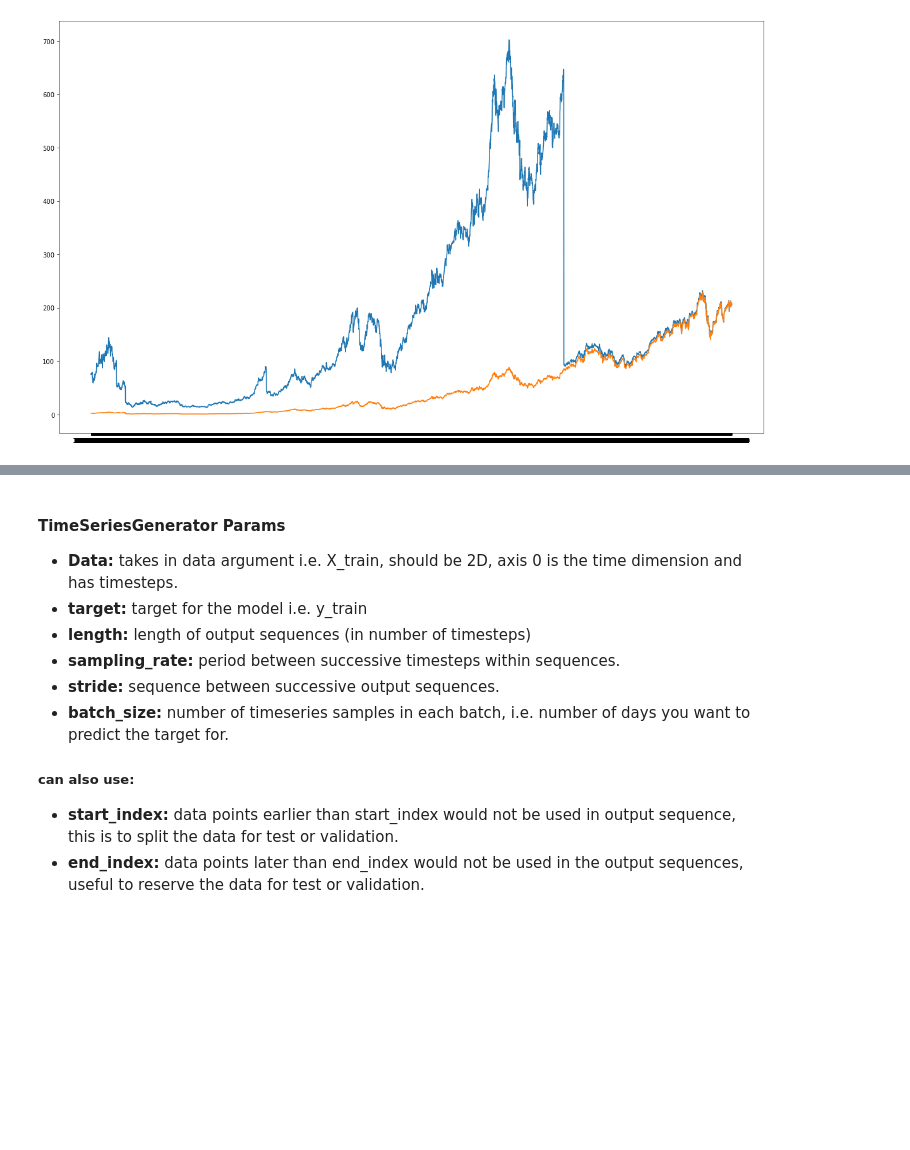
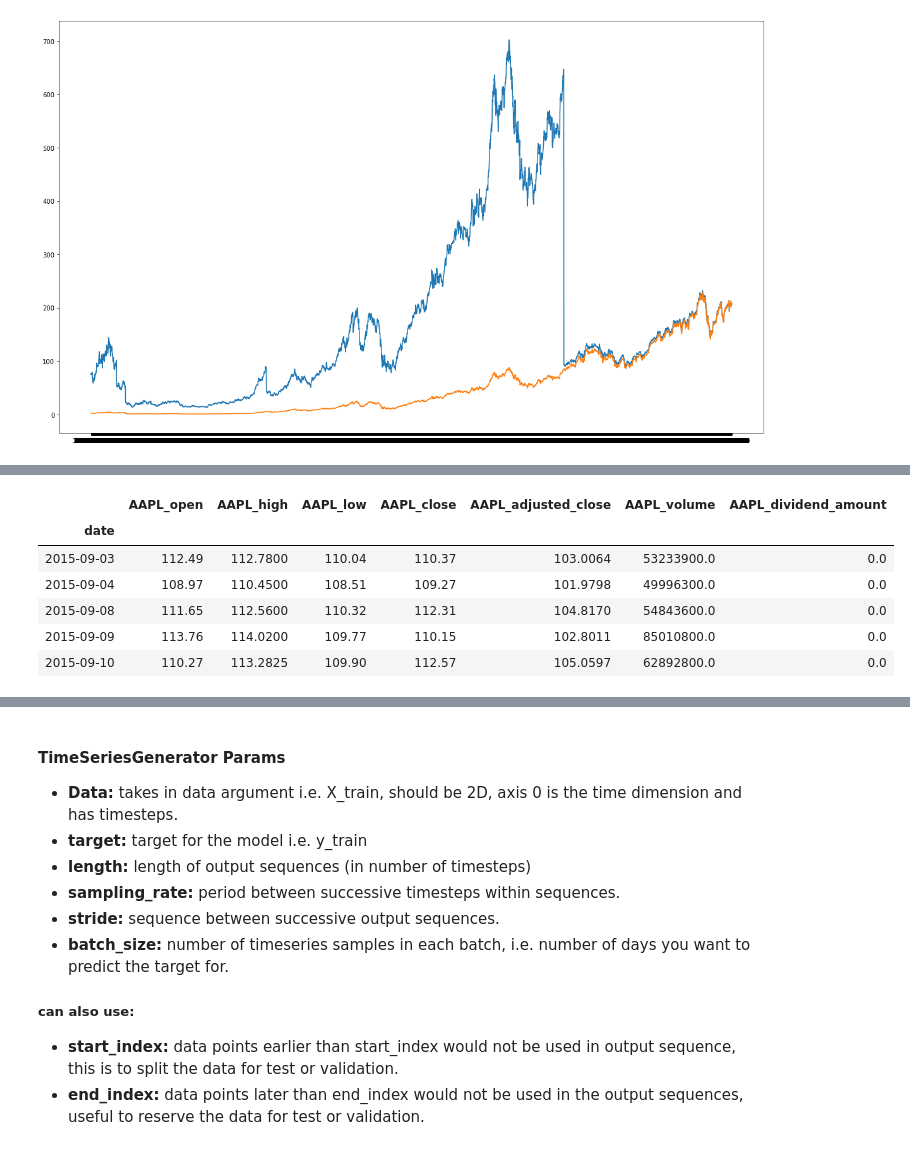
Before and after one commit to labs14-investment-risk-analysis/Data-Science, a Jupyter notebook: jupyter_notebooks/exploratory_modeling/LSTM_regressions.ipynb, the cells around one changed output, grey strips where cells are left out. Cells and saved outputs as stored; diff of their text form; code cells hidden in the pictures; blank space fills up the shorter version.

```diff
--- a/jupyter_notebooks/exploratory_modeling/LSTM_regressions.ipynb
+++ b/jupyter_notebooks/exploratory_modeling/LSTM_regressions.ipynb
@@ -93,0 +118,10 @@ X_test = scaler.transform(X_test)
+# %%
+X_test.head()
+# %% [output]
+|  | AAPL_open | AAPL_high | AAPL_low | AAPL_close | AAPL_adjusted_close | AAPL_volume | AAPL_dividend_amount |
+| date |  |  |  |  |  |  |  |
+| 2015-09-03 | 112.49 | 112.7800 | 110.04 | 110.37 | 103.0064 | 53233900.0 | 0.0 |
+| 2015-09-04 | 108.97 | 110.4500 | 108.51 | 109.27 | 101.9798 | 49996300.0 | 0.0 |
+| 2015-09-08 | 111.65 | 112.5600 | 110.32 | 112.31 | 104.8170 | 54843600.0 | 0.0 |
+| 2015-09-09 | 113.76 | 114.0200 | 109.77 | 110.15 | 102.8011 | 85010800.0 | 0.0 |
+| 2015-09-10 | 110.27 | 113.2825 | 109.90 | 112.57 | 105.0597 | 62892800.0 | 0.0 |
```
Also changed, not shown: parts of 41 cells of this notebook, 4 other files.
